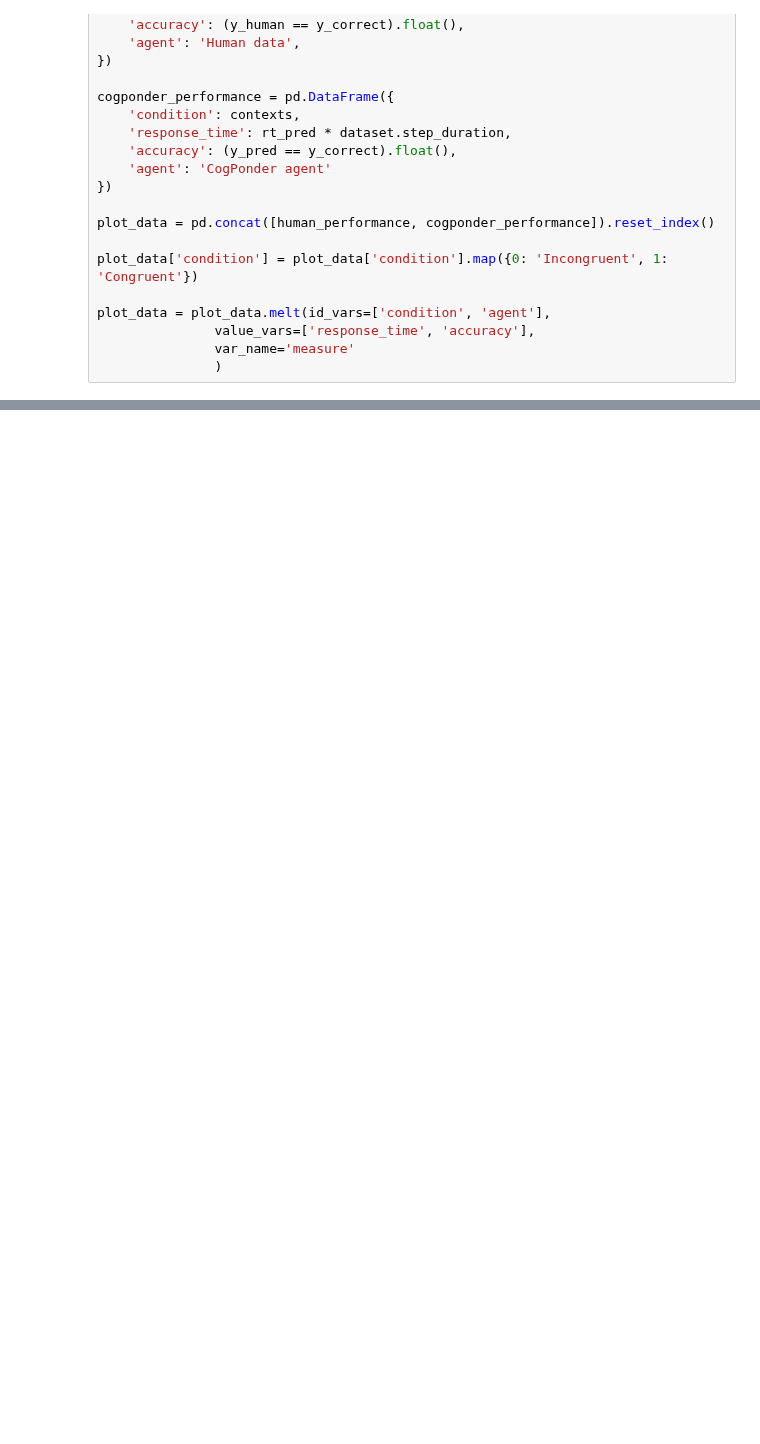
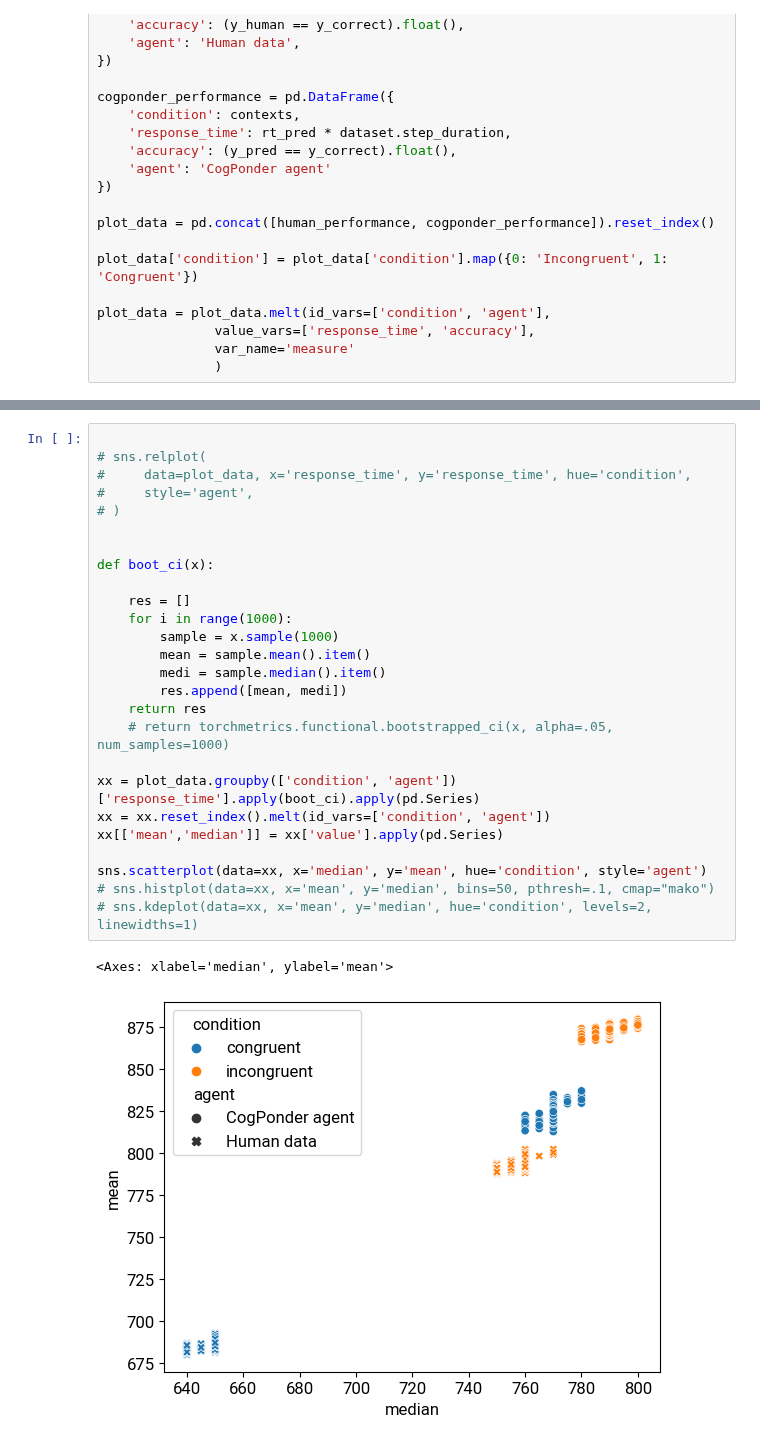
Before and after one commit to morteza/CogPonder, a Jupyter notebook: notebooks/figures/Figure3-Stroop.ipynb, the cells around one changed output, grey strips where cells are left out. Saved outputs shown, nothing was run; the diff lists cells and outputs as text; blank space fills up the shorter version.

```diff
--- a/notebooks/figures/Figure3-Stroop.ipynb
+++ b/notebooks/figures/Figure3-Stroop.ipynb
@@ -215,0 +190,29 @@ plt.show()
+# %%
+
+# sns.relplot(
+#     data=plot_data, x='response_time', y='response_time', hue='condition',
+#     style='agent',
+# )
+
+
+def boot_ci(x):
+
+    res = []
+    for i in range(1000):
+        sample = x.sample(1000)
+        mean = sample.mean().item()
+        medi = sample.median().item()
+        res.append([mean, medi])
+    return res
+    # return torchmetrics.functional.bootstrapped_ci(x, alpha=.05, num_samples=1000)
+
+xx = plot_data.groupby(['condition', 'agent'])['response_time'].apply(boot_ci).apply(pd.Series)
+xx = xx.reset_index().melt(id_vars=['condition', 'agent'])
+xx[['mean','median']] = xx['value'].apply(pd.Series)
+
+sns.scatterplot(data=xx, x='median', y='mean', hue='condition', style='agent')
+# sns.histplot(data=xx, x='mean', y='median', bins=50, pthresh=.1, cmap="mako")
+# sns.kdeplot(data=xx, x='mean', y='median', hue='condition', levels=2, linewidths=1)
+# %% [output]
+<Axes: xlabel='median', ylabel='mean'>
+[figure, added]
```
Also changed, not shown: parts of 9 cells of this notebook, 4 other files.
